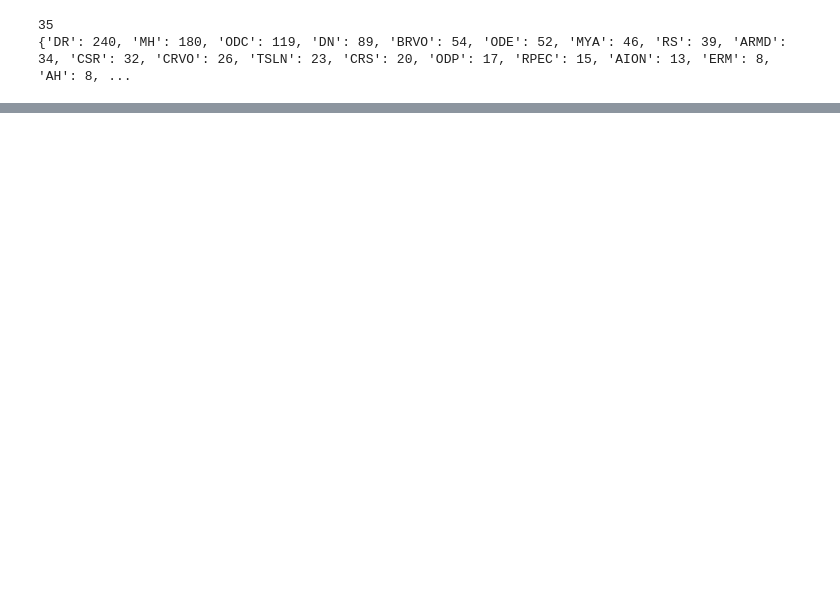
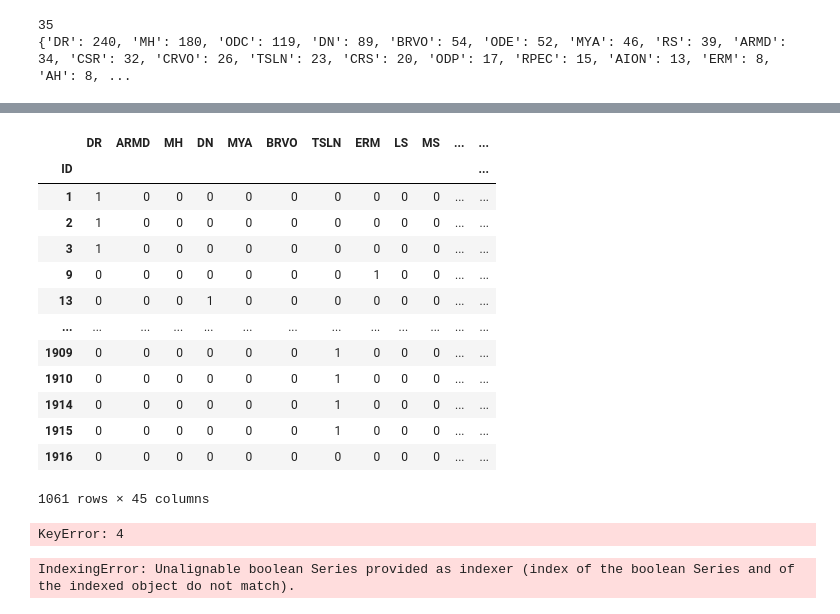
Before and after one commit to gomezpaula658/eye_spy_peekaboo_for_health, a Jupyter notebook: notebooks/data_balance_stage2.ipynb, the cells around one changed output, grey strips where cells are left out. Drawn from its saved outputs; the diff is of its cells as text; code cells hidden in the pictures; blank space fills up the shorter version.

```diff
--- a/notebooks/data_balance_stage2.ipynb
+++ b/notebooks/data_balance_stage2.ipynb
@@ -190,0 +332,17 @@ df_example
+# %%
+df_unhealthy_cat_indexID
+# %% [output]
+|  | DR | ARMD | MH | DN | MYA | BRVO | TSLN | ERM | LS | MS | ... | ... |
+| ID |  |  |  |  |  |  |  |  |  |  |  | ... |
+| 1 | 1 | 0 | 0 | 0 | 0 | 0 | 0 | 0 | 0 | 0 | ... | ... |
+| 2 | 1 | 0 | 0 | 0 | 0 | 0 | 0 | 0 | 0 | 0 | ... | ... |
+| 3 | 1 | 0 | 0 | 0 | 0 | 0 | 0 | 0 | 0 | 0 | ... | ... |
+| 9 | 0 | 0 | 0 | 0 | 0 | 0 | 0 | 1 | 0 | 0 | ... | ... |
+| 13 | 0 | 0 | 0 | 1 | 0 | 0 | 0 | 0 | 0 | 0 | ... | ... |
+| ... | ... | ... | ... | ... | ... | ... | ... | ... | ... | ... | ... | ... |
+| 1909 | 0 | 0 | 0 | 0 | 0 | 0 | 1 | 0 | 0 | 0 | ... | ... |
+| 1910 | 0 | 0 | 0 | 0 | 0 | 0 | 1 | 0 | 0 | 0 | ... | ... |
+| 1914 | 0 | 0 | 0 | 0 | 0 | 0 | 1 | 0 | 0 | 0 | ... | ... |
+| 1915 | 0 | 0 | 0 | 0 | 0 | 0 | 1 | 0 | 0 | 0 | ... | ... |
+| 1916 | 0 | 0 | 0 | 0 | 0 | 0 | 0 | 0 | 0 | 0 | ... | ... |
+1061 rows × 45 columns
@@ -190,0 +351,17 @@ df_example
+# %%
+investigate_overlapping_rows = []
+for row in rows:
+    if df_unhealthy_cat_indexID.loc[row].sum(axis=0) == 1:
+        investigate_overlapping_rows.append(row)
+investigate_overlapping_rows
+
+# df_unhealthy_noID.loc[4]
+# %% [output]
+KeyError: 4
+# %%
+df_test = df_cat_noID.loc[[26]]
+df_test = df_cat_noID[df_cat_others_indexID.Others == 1]
+df_cat_noID.loc[26].value_counts()
+df_cat_noID.loc[26] != 0
+# %% [output]
+IndexingError: Unalignable boolean Series provided as indexer (index of the boolean Series and of the indexed object do not match).
```
Also changed, not shown: parts of 30 cells of this notebook.
